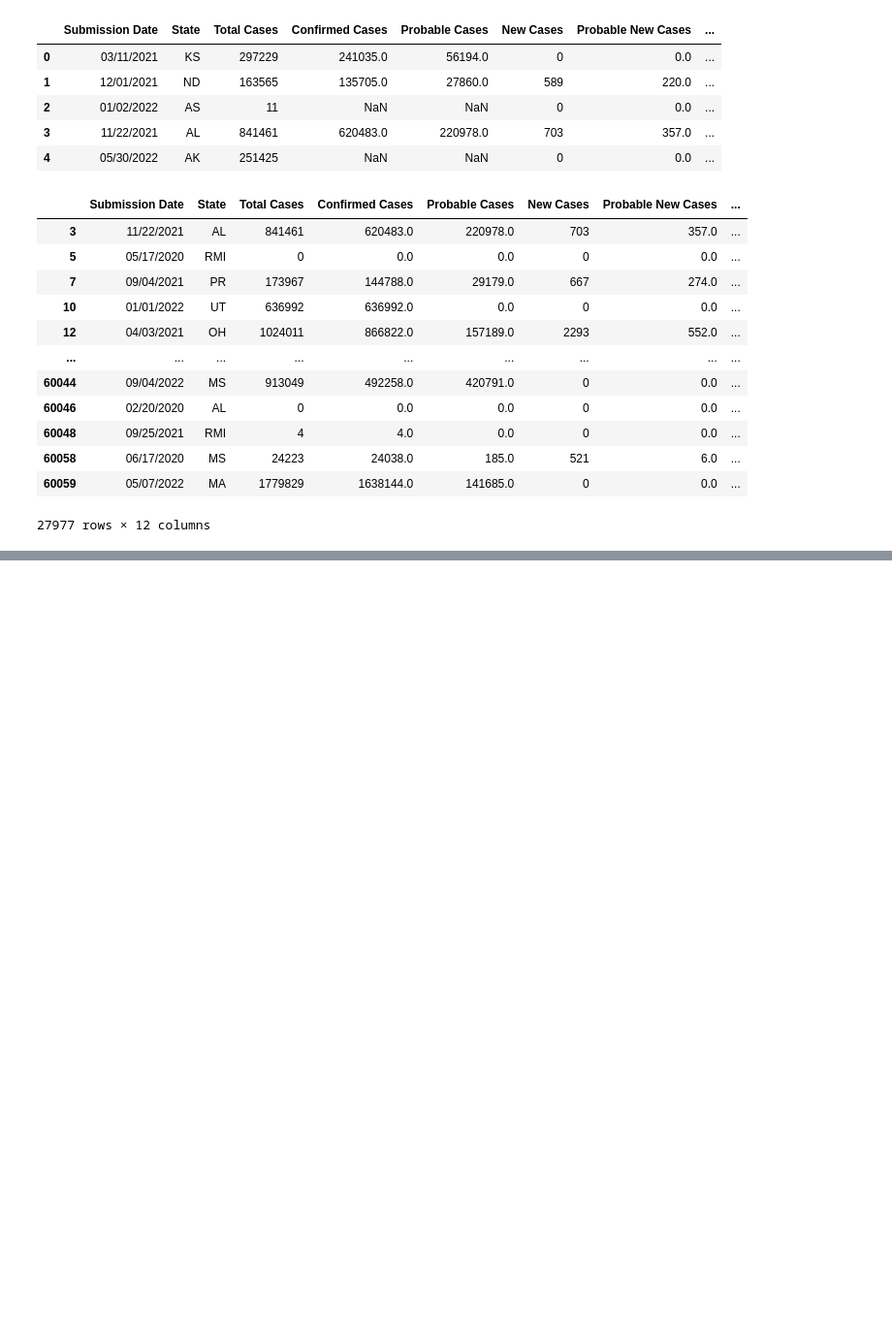
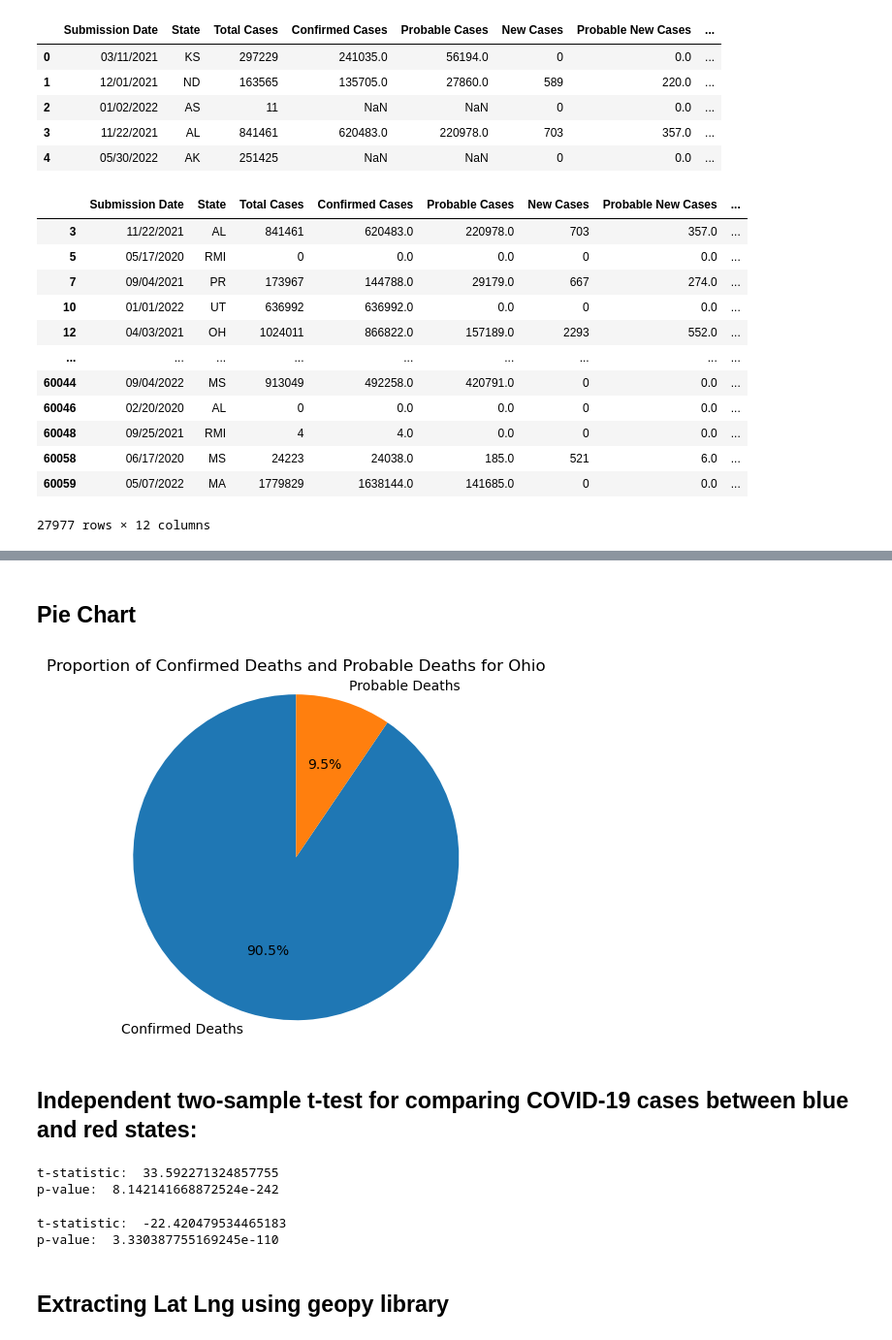
Before and after one commit to laurajanefaulds/project1, a Jupyter notebook: covid_data.ipynb, the cells around one changed output, grey strips where cells are left out. Shown at 97% size. Drawn from its saved outputs; the diff is of its cells as text; code cells hidden in the pictures; blank space fills up the shorter version.

```diff
--- a/covid_data.ipynb
+++ b/covid_data.ipynb
@@ -721,3 +472,52 @@ p-value:  3.330387755169245e-110
+# %% [markdown]
+## Pie Chart
+# %%
+selected_state = 'Ohio'  # Replace 'Your State' with the desired state name
+
+state_data = final2_df.loc[final2_df['State Name'] == selected_state, ['Confirmed Deaths', 'Probable Deaths']].iloc[0]
+
+plt.pie(state_data, labels=state_data.index, autopct='%1.1f%%', startangle=90)
+plt.title('Proportion of Confirmed Deaths and Probable Deaths for {}'.format(selected_state))
+plt.axis('equal')
+plt.show()
+# %% [output]
+[figure, added]
+# %% [markdown]
+## Independent two-sample t-test for comparing COVID-19 cases between blue and red states:
+# %%
+import scipy.stats as stats
+
+# Extract the 'Blue Cases' and 'Red Cases' columns from the DataFrame
+blue_cases = blue_pop_state_df['Blue Cases']
+red_cases = red_pop_state_df['Red Cases']
+
+# Perform the independent two-sample t-test
+t_statistic, p_value = stats.ttest_ind(blue_cases, red_cases)
+
+# Print the t-statistic and p-value
+print("t-statistic: ", t_statistic)
+print("p-value: ", p_value)
+# %% [output]
+t-statistic:  33.592271324857755
+p-value:  8.142141668872524e-242
+# %%
+import scipy.stats as stats
+
+# Extract the 'Blue Cases' and 'Red Cases' columns from the DataFrame
+blue_cases = blue_pop_state_df['Case/Population Percentage']
+red_cases = red_pop_state_df['Case/Population Percentage']
+
+# Perform the independent two-sample t-test
+t_statistic, p_value = stats.ttest_ind(blue_cases,red_cases)
+
+# Print the t-statistic and p-value
+print("t-statistic: ", t_statistic)
+print("p-value: ", p_value)
+# %% [output]
+t-statistic:  -22.420479534465183
+p-value:  3.330387755169245e-110
+# %% [markdown]
+## Extracting Lat Lng using geopy library
 # %%
 from geopy.geocoders import Nominatim
 from geopy.exc import GeocoderTimedOut
```
Also changed, not shown: parts of 62 cells of this notebook, 1 other file.
